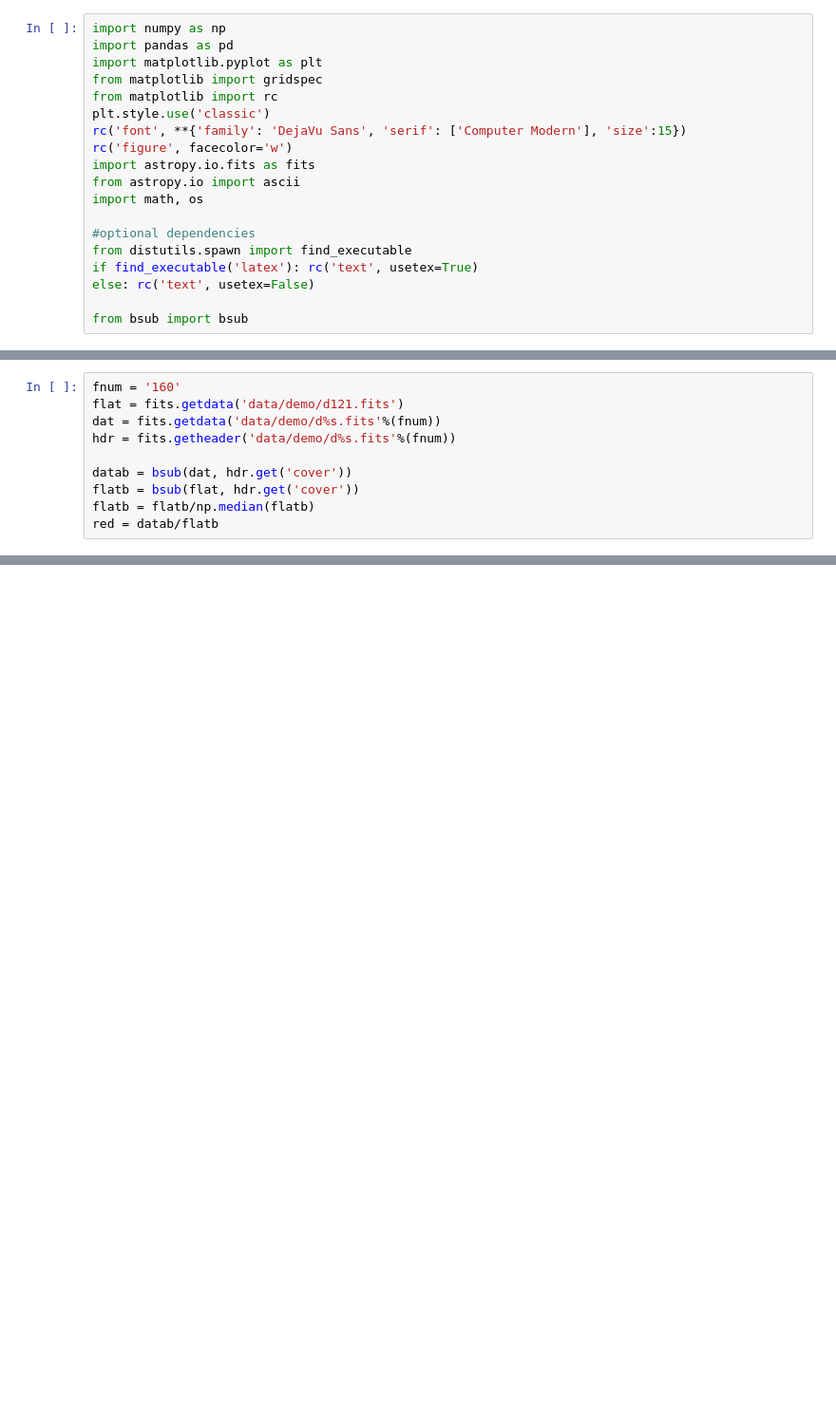
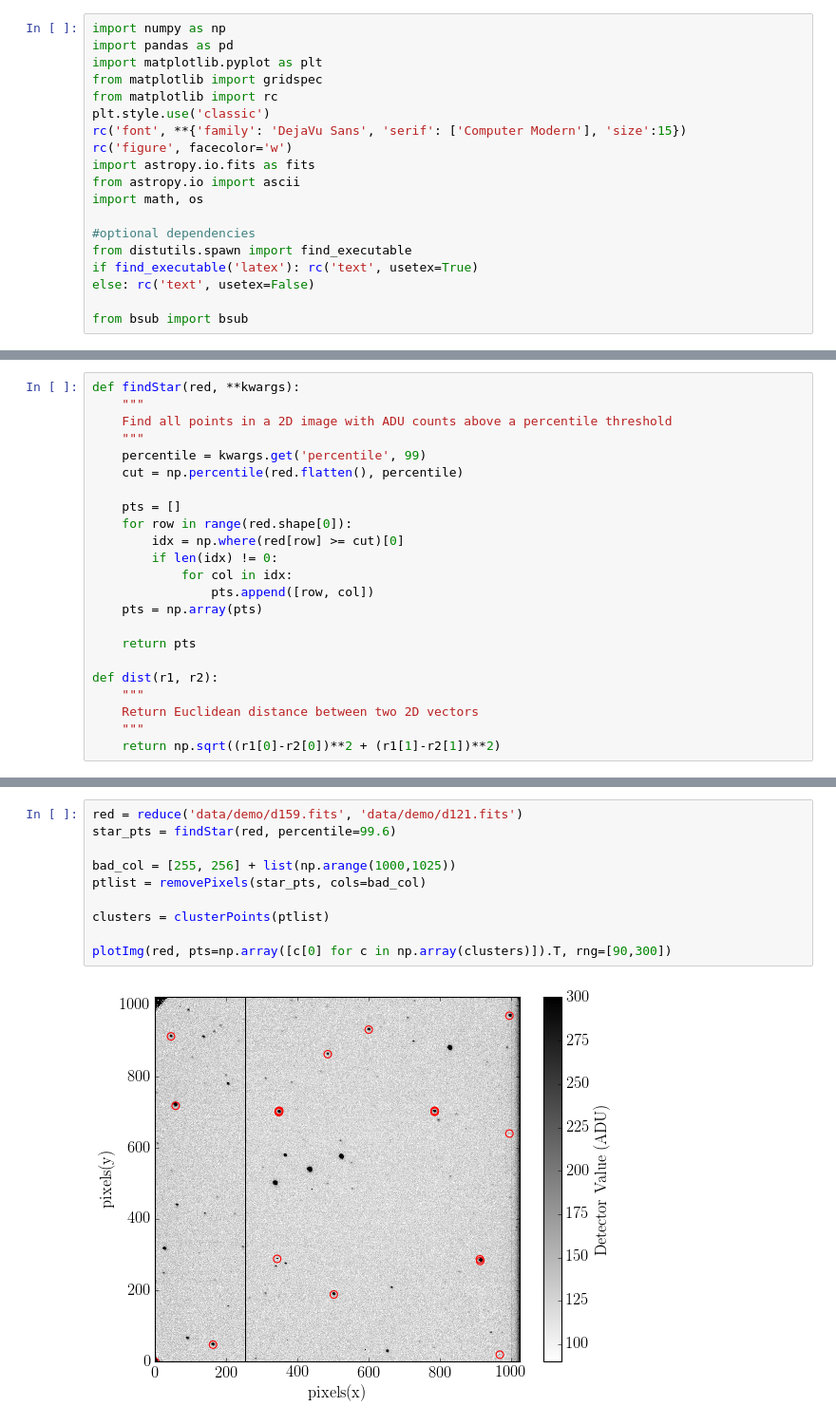
Before and after one commit to jbirky/AsteroidAstrometry, a Jupyter notebook: positions.ipynb, the cells around one changed output, grey strips where cells are left out. Shown at 95% size. Cells and saved outputs as stored; diff of their text form; blank space fills up the shorter version.

```diff
--- a/positions.ipynb
+++ b/positions.ipynb
@@ -56,14 +61,27 @@ def plotImg(arr, **kwargs):
     if 'save' in kwargs:
         plt.savefig(kwargs.get('save'))
     plt.show()
-# %%
-fnum = '160'
-flat = fits.getdata('data/demo/d121.fits')
-dat = fits.getdata('data/demo/d%s.fits'%(fnum))
-hdr = fits.getheader('data/demo/d%s.fits'%(fnum))
-
-datab = bsub(dat, hdr.get('cover'))
-flatb = bsub(flat, hdr.get('cover'))
-flatb = flatb/np.median(flatb)
-red = datab/flatb
+# %%
+def findStar(red, **kwargs):
+    """
+    Find all points in a 2D image with ADU counts above a percentile threshold
+    """
+    percentile = kwargs.get('percentile', 99)
+    cut = np.percentile(red.flatten(), percentile)
+
+    pts = []
+    for row in range(red.shape[0]):
+        idx = np.where(red[row] >= cut)[0]
+        if len(idx) != 0:
+            for col in idx:
+                pts.append([row, col])
+    pts = np.array(pts)
+
+    return pts
+
+def dist(r1, r2):
+    """
+    Return Euclidean distance between two 2D vectors
+    """
+    return np.sqrt((r1[0]-r2[0])**2 + (r1[1]-r2[1])**2)
 # %%
@@ -131,0 +124,12 @@ array([[   0,  655,  168,  733,   95,  733,   94,  845,  505,  668,  197,
+# %%
+red = reduce('data/demo/d159.fits', 'data/demo/d121.fits')
+star_pts = findStar(red, percentile=99.6)
+
+bad_col = [255, 256] + list(np.arange(1000,1025))
+ptlist = removePixels(star_pts, cols=bad_col)
+
+clusters = clusterPoints(ptlist)
+
+plotImg(red, pts=np.array([c[0] for c in np.array(clusters)]).T, rng=[90,300])
+# %% [output]
+[figure, added]
```
Also changed, not shown: parts of 5 cells of this notebook.
